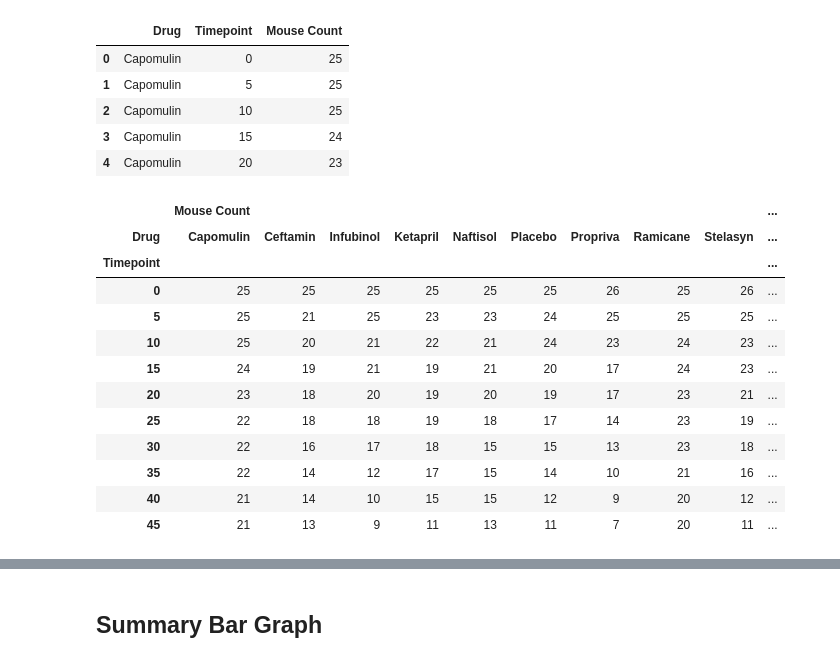
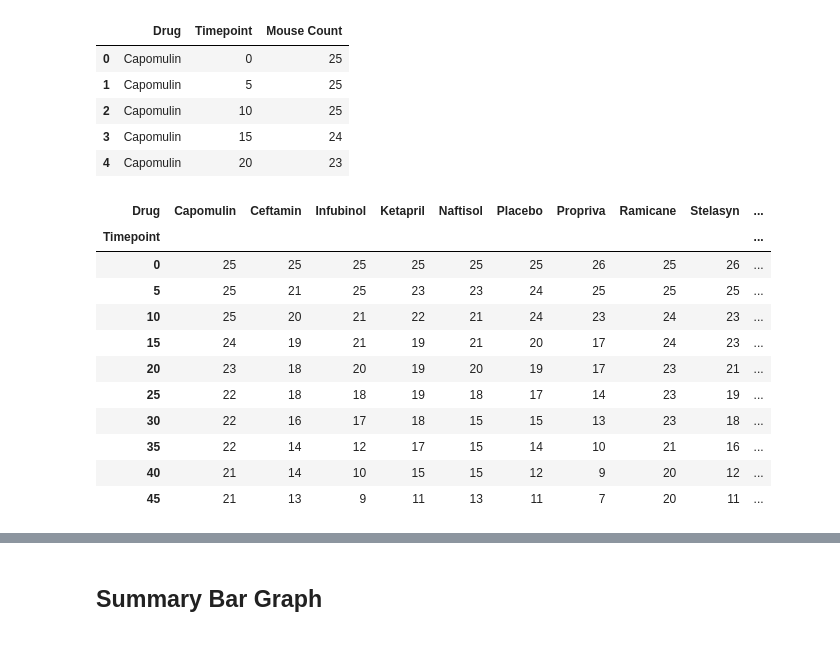
Before and after one commit to pgupta321/Data-Analytics-Course, a Jupyter notebook: Homeworks/Matplotlib/05-Matplotlib_Homework_Pymaceuticals_pymaceuticals_starter.ipynb, the cells around one changed output, grey strips where cells are left out. Drawn from its saved outputs; the diff is of its cells as text; code cells hidden in the pictures.

```diff
--- a/Homeworks/Matplotlib/05-Matplotlib_Homework_Pymaceuticals_pymaceuticals_starter.ipynb
+++ b/Homeworks/Matplotlib/05-Matplotlib_Homework_Pymaceuticals_pymaceuticals_starter.ipynb
@@ -225,13 +308,12 @@ mice_count_df.head()
 # %%
 # Minor Data Munging to Re-Format the Data Frames
 
-mice_count_df = mice_count_df.pivot(index = 'Timepoint', columns = 'Drug')
+mice_count_df = mice_count_df.pivot(index = 'Timepoint', columns = 'Drug', values = 'Mouse Count')
 
 # Preview the Data Frame
 
 mice_count_df
 # %% [output]
-|  | Mouse Count |  |  |  |  |  |  |  |  | ... |
 | Drug | Capomulin | Ceftamin | Infubinol | Ketapril | Naftisol | Placebo | Propriva | Ramicane | Stelasyn | ... |
 | Timepoint |  |  |  |  |  |  |  |  |  | ... |
 | 0 | 25 | 25 | 25 | 25 | 25 | 25 | 26 | 25 | 26 | ... |
```
Also changed, not shown: parts of 10 cells of this notebook, 3 other files.
